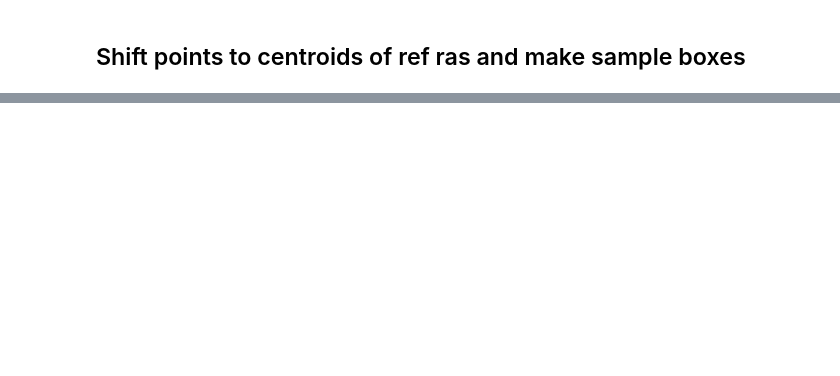
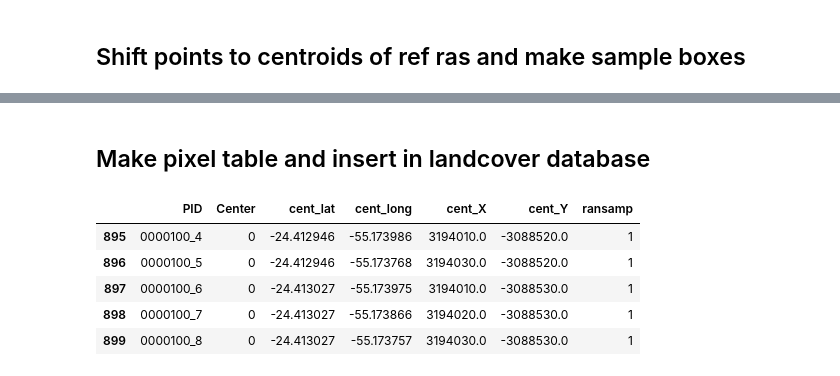
Before and after one commit to klwalker-sb/collectcube, a Jupyter notebook: notebooks/0_Create_sample_pts.ipynb, the cells around one changed output, grey strips where cells are left out. Cells and saved outputs as stored; diff of their text form; code cells hidden in the pictures; blank space fills up the shorter version.

Commit message:
make pixel table

```diff
--- a/notebooks/0_Create_sample_pts.ipynb
+++ b/notebooks/0_Create_sample_pts.ipynb
@@ -88,0 +77,12 @@ plt.axis('off');
+# %% [markdown]
+## Make pixel table and insert in landcover database
+# %%
+ptsdf = make_pixel_table(allpts)
+ptsdf.tail()
+# %% [output]
+|  | PID | Center | cent_lat | cent_long | cent_X | cent_Y | ransamp |
+| 895 | 0000100_4 | 0 | -24.412946 | -55.173986 | 3194010.0 | -3088520.0 | 1 |
+| 896 | 0000100_5 | 0 | -24.412946 | -55.173768 | 3194030.0 | -3088520.0 | 1 |
+| 897 | 0000100_6 | 0 | -24.413027 | -55.173975 | 3194010.0 | -3088530.0 | 1 |
+| 898 | 0000100_7 | 0 | -24.413027 | -55.173866 | 3194020.0 | -3088530.0 | 1 |
+| 899 | 0000100_8 | 0 | -24.413027 | -55.173757 | 3194030.0 | -3088530.0 | 1 |
```
Also changed, not shown: parts of 10 cells of this notebook, 7 other files.
